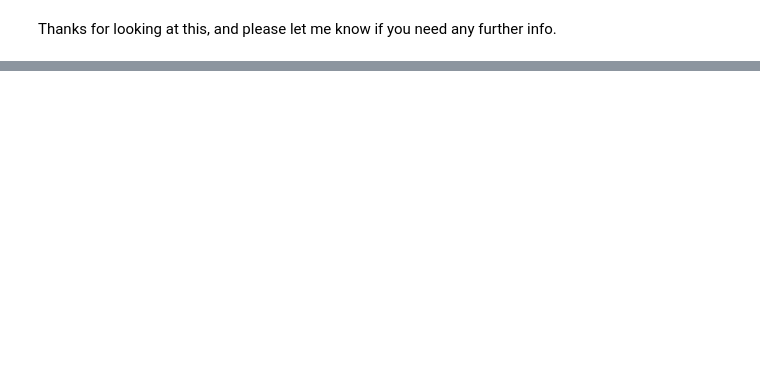
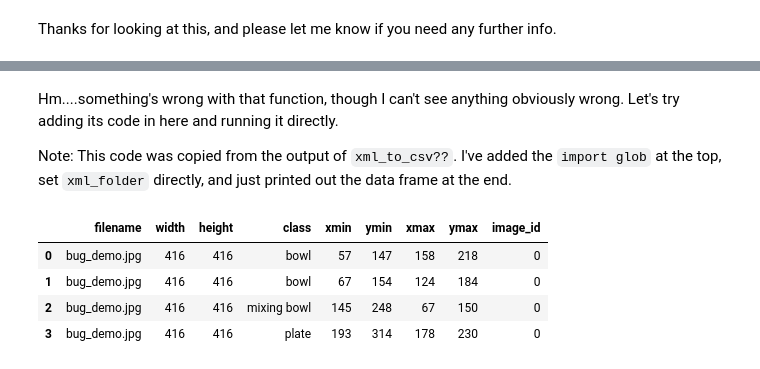
Before and after one commit to saintaardvark/detecto_bug, a Jupyter notebook: detecto_bounding_box_bug.ipynb, the cells around one changed output, grey strips where cells are left out. Saved outputs shown, nothing was run; the diff lists cells and outputs as text; code cells hidden in the pictures; blank space fills up the shorter version.

```diff
--- a/detecto_bounding_box_bug.ipynb
+++ b/detecto_bounding_box_bug.ipynb
@@ -113,0 +200,45 @@ Thanks for looking at this, and please let me know if you need any further info.
+# %% [markdown]
+Hm....something's wrong with that function, though I can't see anything obviously wrong.  Let's try adding its code in here and running it directly.
+
+Note:  This code was copied from the output of `xml_to_csv??`.  I've added the `import glob` at the top, set `xml_folder` directly, and just printed out the data frame at the end.
+# %%
+from glob import glob
+import pandas as pd
+
+xml_list = []
+xml_folder = './dataset'
+output_file = None
+image_id = 0
+# Loop through every XML file
+for xml_file in glob(xml_folder + '/*.xml'):
+    tree = ET.parse(xml_file)
+    root = tree.getroot()
+
+    filename = root.find('filename').text
+    size = root.find('size')
+    width = int(size.find('width').text)
+    height = int(size.find('height').text)
+
+    # Each object represents each actual image label
+    for member in root.findall('object'):
+        box = member.find('bndbox')
+        label = member.find('name').text
+
+        # Add image file name, image size, label, and box coordinates to CSV file
+        row = (filename, width, height, label, int(float(box[0].text)),
+               int(float(box[1].text)), int(float(box[2].text)), int(float(box[3].text)), image_id)
+        xml_list.append(row)
+
+    image_id += 1
+
+# Save as a CSV file
+column_names = ['filename', 'width', 'height', 'class', 'xmin', 'ymin', 'xmax', 'ymax', 'image_id']
+xml_df_old_code = pd.DataFrame(xml_list, columns=column_names)
+
+xml_df_old_code
+# %% [output]
+|  | filename | width | height | class | xmin | ymin | xmax | ymax | image_id |
+| 0 | bug_demo.jpg | 416 | 416 | bowl | 57 | 147 | 158 | 218 | 0 |
+| 1 | bug_demo.jpg | 416 | 416 | bowl | 67 | 154 | 124 | 184 | 0 |
+| 2 | bug_demo.jpg | 416 | 416 | mixing bowl | 145 | 248 | 67 | 150 | 0 |
+| 3 | bug_demo.jpg | 416 | 416 | plate | 193 | 314 | 178 | 230 | 0 |
```
Also changed, not shown: parts of 17 cells of this notebook.
